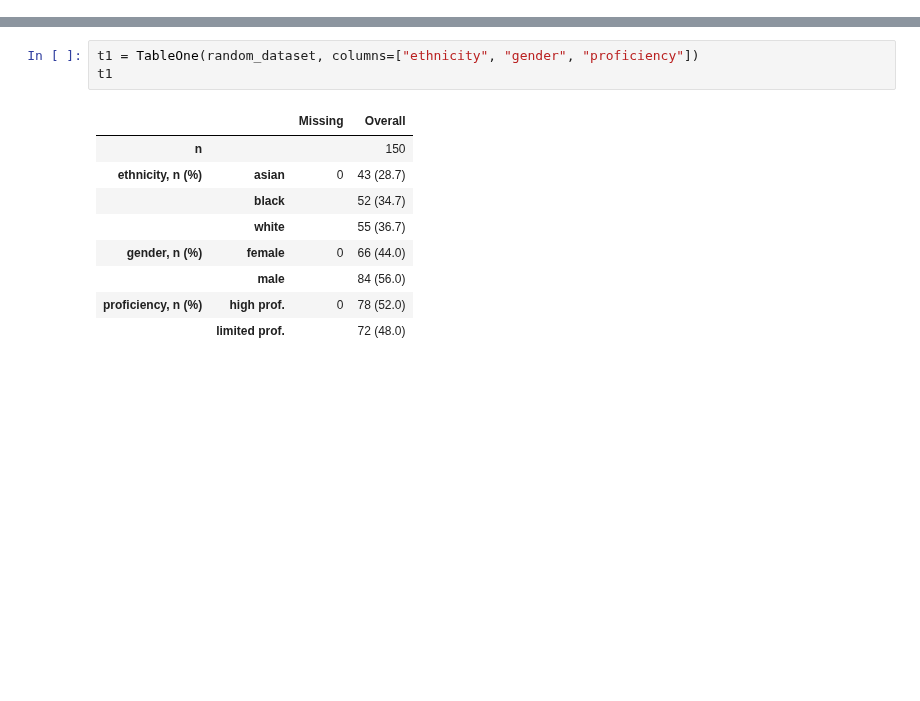
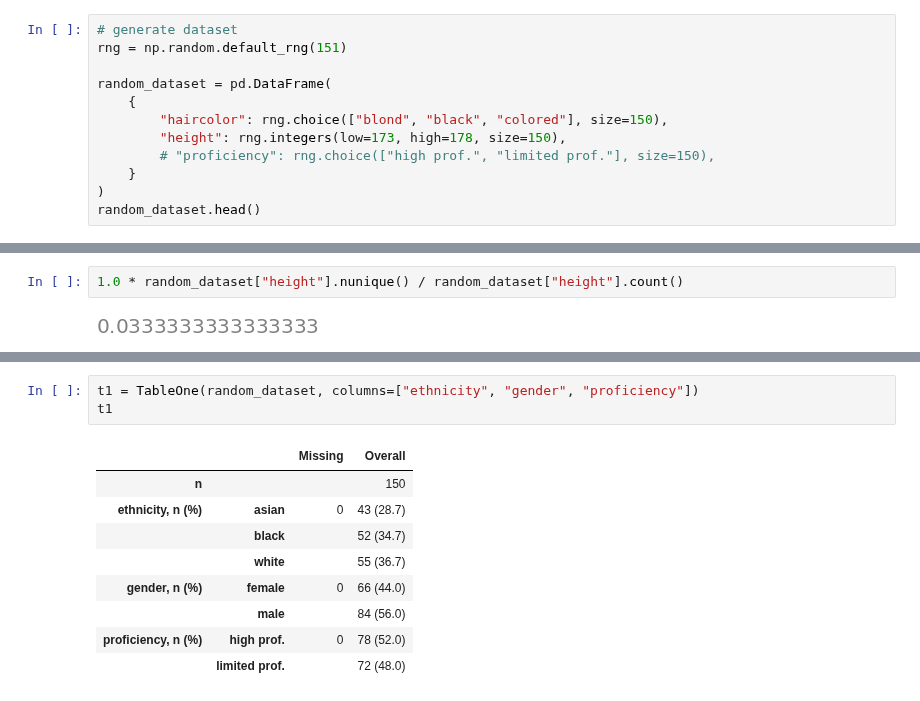
Before and after one commit to theislab/ehrapy, a Jupyter notebook: try_flowchart.ipynb, the cells around one changed output, grey strips where cells are left out. Cells and saved outputs as stored; diff of their text form; blank space fills up the shorter version.

```diff
--- a/try_flowchart.ipynb
+++ b/try_flowchart.ipynb
@@ -24,0 +28,12 @@ random_dataset.head()
+# %%
+# generate dataset
+rng = np.random.default_rng(151)
+
+random_dataset = pd.DataFrame(
+    {
+        "haircolor": rng.choice(["blond", "black", "colored"], size=150),
+        "height": rng.integers(low=173, high=178, size=150),
+        # "proficiency": rng.choice(["high prof.", "limited prof."], size=150),
+    }
+)
+random_dataset.head()
@@ -24,0 +47,4 @@ random_dataset.head()
+# %%
+1.0 * random_dataset["height"].nunique() / random_dataset["height"].count()
+# %% [output]
+[figure, added]
```
Also changed, not shown: parts of 49 cells of this notebook, 4 other files.
